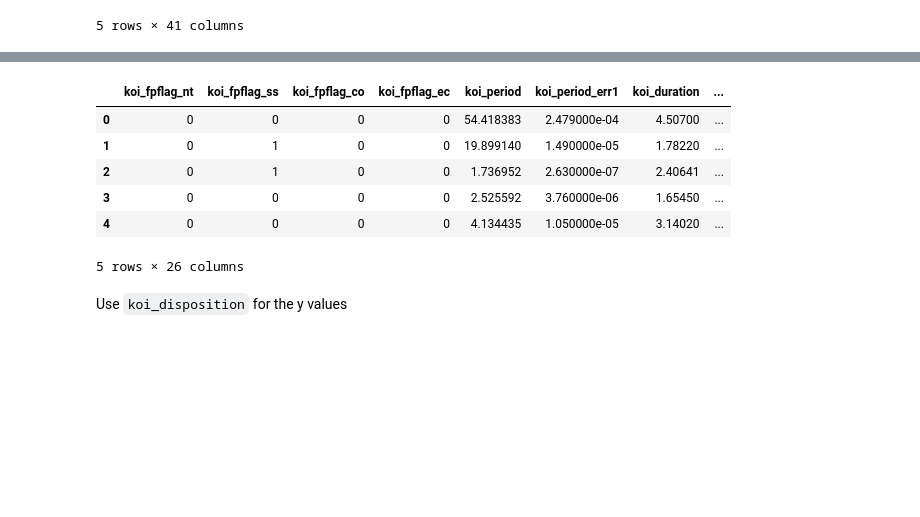
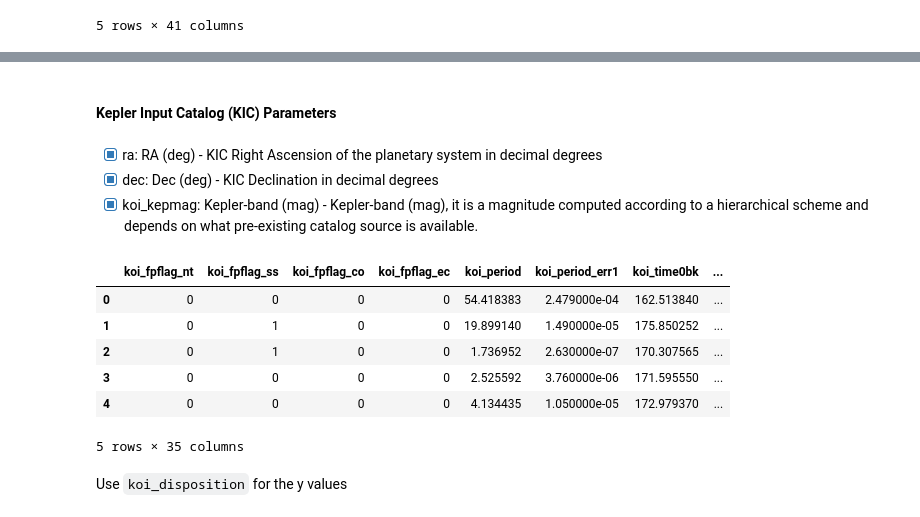
Before and after one commit to luiserojas74/machine-learning-challenge, a Jupyter notebook: random_forest.ipynb, the cells around one changed output, grey strips where cells are left out. Cells and saved outputs as stored; diff of their text form; code cells hidden in the pictures; blank space fills up the shorter version.

Commit message:
Updated models

```diff
--- a/random_forest.ipynb
+++ b/random_forest.ipynb
@@ -47,41 +123,57 @@ Perform some feature selection based upon physical characteristics of the candid
+# %% [markdown]
+#### Kepler Input Catalog (KIC) Parameters
+# %% [markdown]
+- [x] ra: RA (deg) - KIC Right Ascension of the planetary system in decimal degrees
+- [x] dec: Dec (deg) - 	KIC Declination in decimal degrees
+- [x] koi_kepmag: Kepler-band (mag) - Kepler-band (mag), it is a magnitude computed according to a hierarchical scheme and depends on what pre-existing catalog source is available.
 # %%
-# Set features. This will also be used as x values.
-# KOI = Kepler Objects of Interest
-X = df[['koi_fpflag_nt', #A KOI whose light curve is not consistent with that of a transiting planet.
+# Selected features
+feature_names = ['koi_fpflag_nt',
         'koi_fpflag_ss',
         'koi_fpflag_co',
         'koi_fpflag_ec',
         'koi_period',
         'koi_period_err1',
+        'koi_time0bk',
+        'koi_time0bk_err1',
+        'koi_impact',
+        'koi_impact_err1',
         'koi_duration',
         'koi_duration_err1',
         'koi_depth',
         'koi_depth_err1',
         'koi_prad',
         'koi_prad_err1',
         'koi_prad_err2',
         'koi_teq',
         'koi_insol',
         'koi_insol_err1',
         'koi_insol_err2',
+        'koi_model_snr',
+        'koi_tce_plnt_num',
         'koi_steff',
         'koi_steff_err1',
         'koi_steff_err2',
         'koi_slogg',
         'koi_slogg_err1',
         'koi_slogg_err2',
         'koi_srad',
         'koi_srad_err1',
-        'koi_srad_err2']]
+        'koi_srad_err2',
+        'ra',
+        'dec',
+        'koi_kepmag'
+       ]
+X = df[feature_names]
 X.head()
 # %% [output]
-|  | koi_fpflag_nt | koi_fpflag_ss | koi_fpflag_co | koi_fpflag_ec | koi_period | koi_period_err1 | koi_duration | ... |
-| 0 | 0 | 0 | 0 | 0 | 54.418383 | 2.479000e-04 | 4.50700 | ... |
-| 1 | 0 | 1 | 0 | 0 | 19.899140 | 1.490000e-05 | 1.78220 | ... |
-| 2 | 0 | 1 | 0 | 0 | 1.736952 | 2.630000e-07 | 2.40641 | ... |
-| 3 | 0 | 0 | 0 | 0 | 2.525592 | 3.760000e-06 | 1.65450 | ... |
-| 4 | 0 | 0 | 0 | 0 | 4.134435 | 1.050000e-05 | 3.14020 | ... |
+|  | koi_fpflag_nt | koi_fpflag_ss | koi_fpflag_co | koi_fpflag_ec | koi_period | koi_period_err1 | koi_time0bk | ... |
+| 0 | 0 | 0 | 0 | 0 | 54.418383 | 2.479000e-04 | 162.513840 | ... |
+| 1 | 0 | 1 | 0 | 0 | 19.899140 | 1.490000e-05 | 175.850252 | ... |
+| 2 | 0 | 1 | 0 | 0 | 1.736952 | 2.630000e-07 | 170.307565 | ... |
+| 3 | 0 | 0 | 0 | 0 | 2.525592 | 3.760000e-06 | 171.595550 | ... |
+| 4 | 0 | 0 | 0 | 0 | 4.134435 | 1.050000e-05 | 172.979370 | ... |
-5 rows × 26 columns
+5 rows × 35 columns
 # %% [markdown]
 Use `koi_disposition` for the y values
 # %%
```
Also changed, not shown: parts of 44 cells of this notebook, 8 other files.
